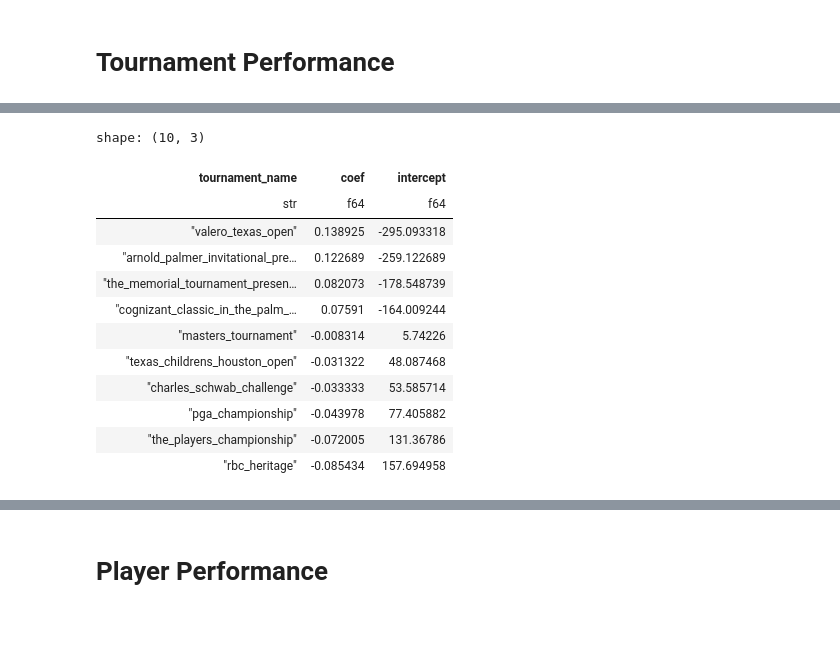
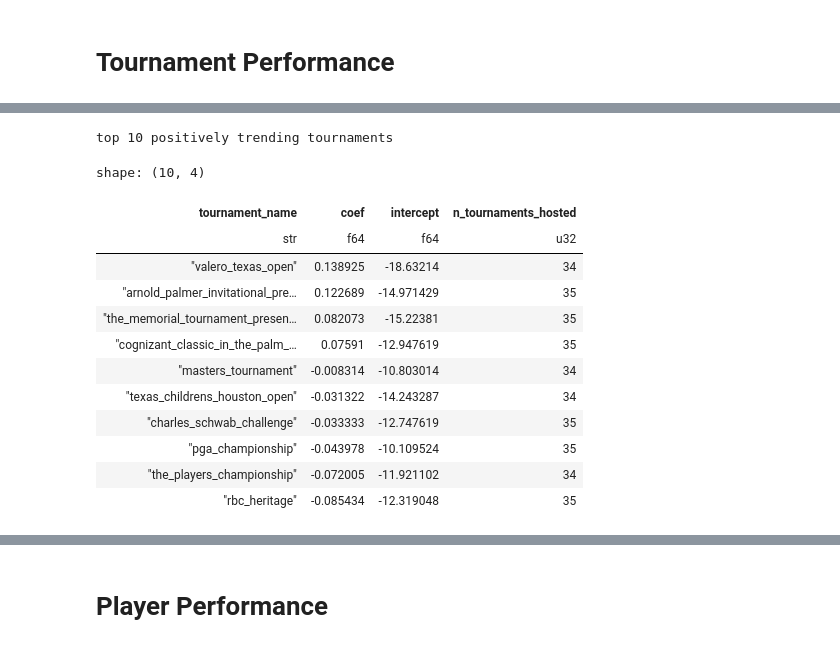
Before and after one commit to JackGreenaway/pga_scraper, a Jupyter notebook: analysis.ipynb, the cells around one changed output, grey strips where cells are left out. Cells and saved outputs as stored; diff of their text form; code cells hidden in the pictures.

```diff
--- a/analysis.ipynb
+++ b/analysis.ipynb
@@ -70,32 +89,39 @@ strong multicollinearity or other numerical problems.
 # %%
-df.filter([pl.col("int_final_position") == 1]).group_by(
-    ["tournament_name", "int_year"]
-).agg([pl.col("total_relative").mean()]).group_by(["tournament_name"]).agg(
-    [
-        pl.col("total_relative").least_squares.ols(
-            pl.col("int_year").alias("x"), mode="coefficients", add_intercept=True
-        )
-    ]
-).unnest(
-    "coefficients"
-).rename(
-    {"x": "coef", "const": "intercept"}
-).sort(
-    by="coef", descending=True
-).head(
-    10
+tournament_direction = (
+    df.filter([pl.col("int_final_position") == 1])
+    .group_by(["tournament_name", "int_year"])
+    .agg([pl.col("total_relative").mean()])
+    .group_by(["tournament_name"])
+    .agg(
+        [
+            pl.col("total_relative").least_squares.ols(
+                pl.col("int_year").sub(pl.col("int_year").min()).alias("x"),
+                mode="coefficients",
+                add_intercept=True,
+            ),
+            pl.col("int_year").n_unique().alias("n_tournaments_hosted"),
+        ]
+    )
+    .unnest("coefficients")
+    .rename({"x": "coef", "const": "intercept"})
+    .sort(by="coef", descending=True)
 )
-# %% [output]
-shape: (10, 3)
-| tournament_name | coef | intercept |
-| str | f64 | f64 |
-| "valero_texas_open" | 0.138925 | -295.093318 |
-| "arnold_palmer_invitational_pre… | 0.122689 | -259.122689 |
-| "the_memorial_tournament_presen… | 0.082073 | -178.548739 |
-| "cognizant_classic_in_the_palm_… | 0.07591 | -164.009244 |
-| "masters_tournament" | -0.008314 | 5.74226 |
-| "texas_childrens_houston_open" | -0.031322 | 48.087468 |
-| "charles_schwab_challenge" | -0.033333 | 53.585714 |
-| "pga_championship" | -0.043978 | 77.405882 |
-| "the_players_championship" | -0.072005 | 131.36786 |
-| "rbc_heritage" | -0.085434 | 157.694958 |
+# %%
+print("top 10 positively trending tournaments\n")
+
+tournament_direction.head(10)
+# %% [output]
+top 10 positively trending tournaments
+shape: (10, 4)
+| tournament_name | coef | intercept | n_tournaments_hosted |
+| str | f64 | f64 | u32 |
+| "valero_texas_open" | 0.138925 | -18.63214 | 34 |
+| "arnold_palmer_invitational_pre… | 0.122689 | -14.971429 | 35 |
+| "the_memorial_tournament_presen… | 0.082073 | -15.22381 | 35 |
+| "cognizant_classic_in_the_palm_… | 0.07591 | -12.947619 | 35 |
+| "masters_tournament" | -0.008314 | -10.803014 | 34 |
+| "texas_childrens_houston_open" | -0.031322 | -14.243287 | 34 |
+| "charles_schwab_challenge" | -0.033333 | -12.747619 | 35 |
+| "pga_championship" | -0.043978 | -10.109524 | 35 |
+| "the_players_championship" | -0.072005 | -11.921102 | 34 |
+| "rbc_heritage" | -0.085434 | -12.319048 | 35 |
```
Also changed, not shown: parts of 7 cells of this notebook, 3 other files.
